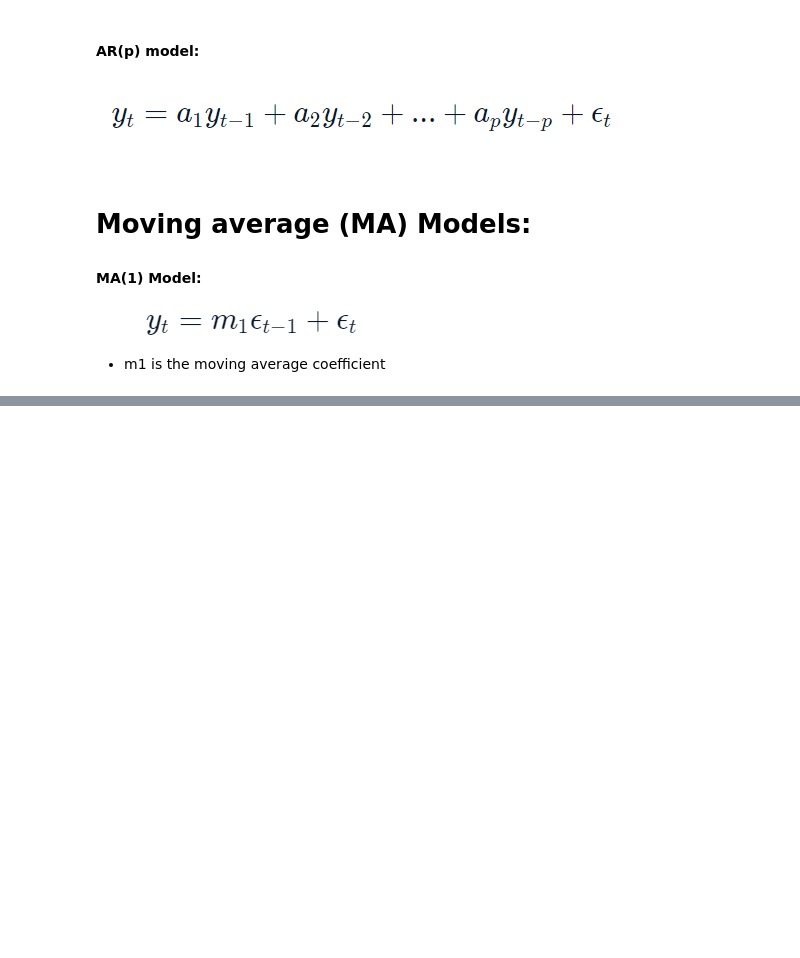
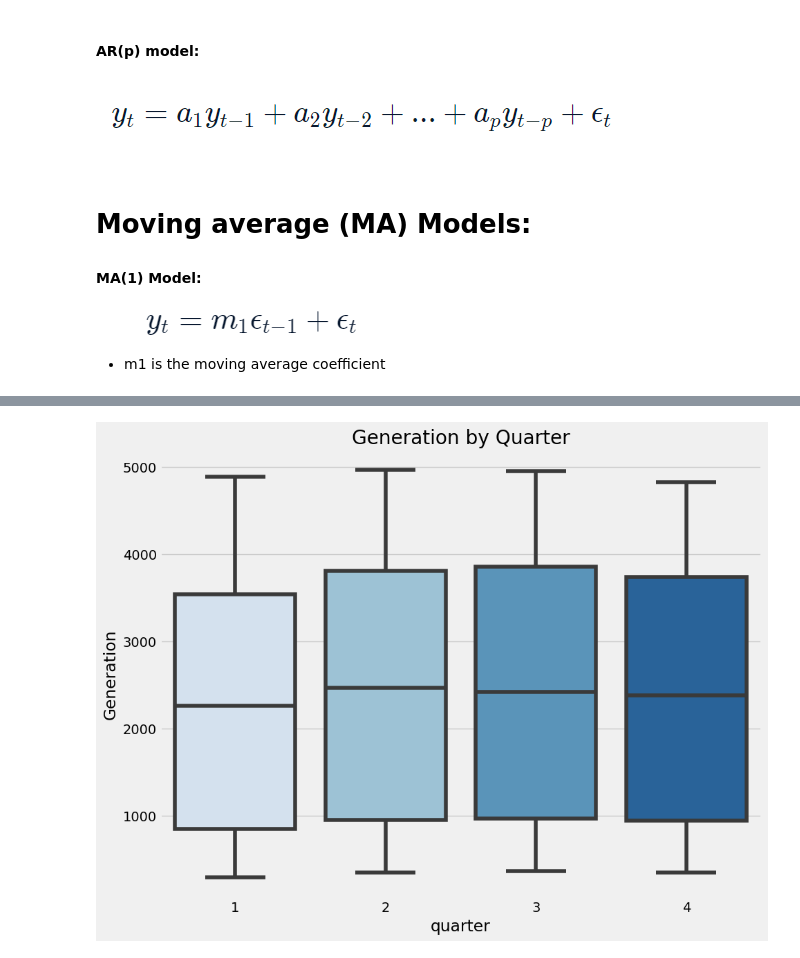
Before and after one commit to LaddieTJC/SG-electricity-generation-analysis, a Jupyter notebook: Singapore Electrical Generation (Industry).ipynb, the cells around one changed output, grey strips where cells are left out. Saved outputs shown, nothing was run; the diff lists cells and outputs as text; code cells hidden in the pictures; blank space fills up the shorter version.

```diff
--- a/Singapore Electrical Generation (Industry).ipynb
+++ b/Singapore Electrical Generation (Industry).ipynb
@@ -209,0 +193,8 @@ results
+# %%
+def create_features(df):
+    df['quarter'] = df.index.quarter
+    df['month'] = df.index.month
+    df['year'] = df.index.year
+    return df
+# %%
+df = create_features(df)
@@ -209,0 +209,7 @@ results
+# %%
+fig,ax = plt.subplots(figsize=(10,8))
+sns.boxplot(data=df,x='quarter',y='Generation',palette='Blues')
+ax.set_title('Generation by Quarter')
+plt.show()
+# %% [output]
+[figure, added]
```
Also changed, not shown: parts of 30 cells of this notebook.
